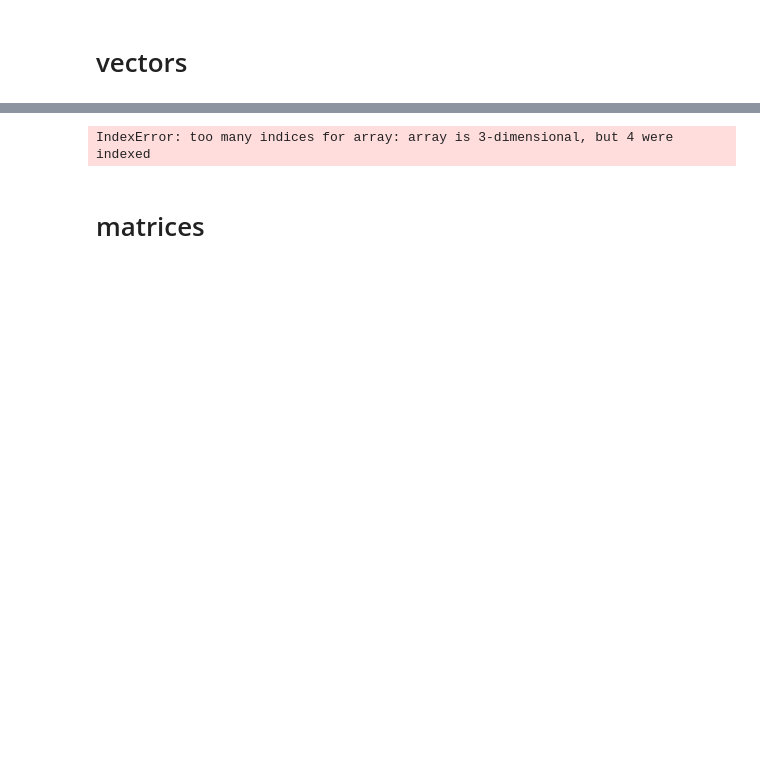
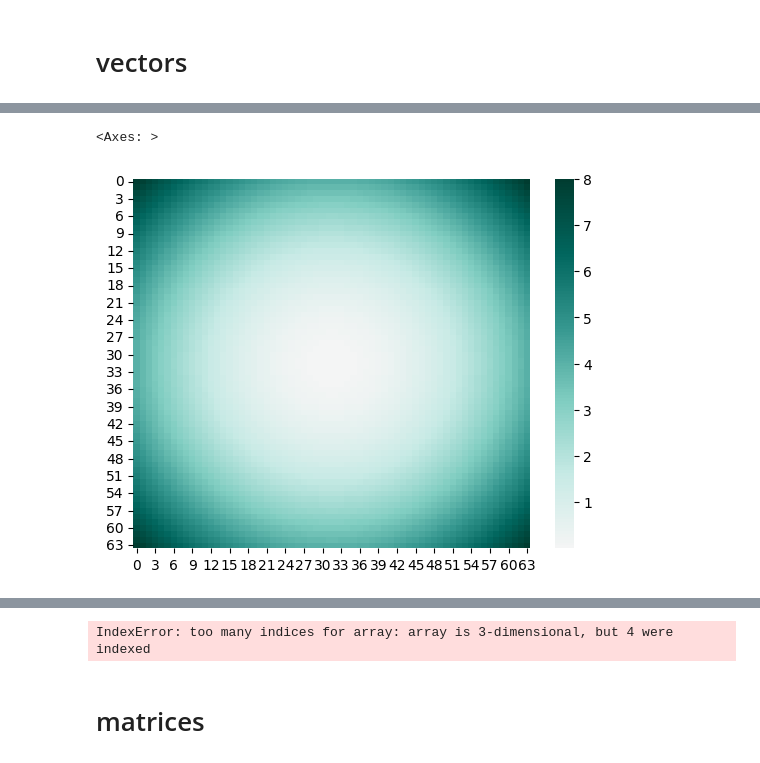
Before and after one commit to martin12333/marti-onedrive, a Jupyter notebook: AI/mm--linear-algebra-for-neural-networks/mm--parameter-maps.ipynb, the cells around one changed output, grey strips where cells are left out. Saved outputs shown, nothing was run; the diff lists cells and outputs as text; code cells hidden in the pictures; blank space fills up the shorter version.

```diff
--- a/AI/mm--linear-algebra-for-neural-networks/mm--parameter-maps.ipynb
+++ b/AI/mm--linear-algebra-for-neural-networks/mm--parameter-maps.ipynb
@@ -90,0 +82,10 @@ plt.imshow(f  ,  cmap=plt.cm.BrBG, vmin=-2.8, vmax=+2.8)  # aspect=3,
+# %%
+##f=np.inner(x, x  )
+###f=np.matmul(x, x  )
+#####f=np.dot(x, x  )
+f=(x*x).sum(axis=2)
+f.shape
+sns.heatmap(f,  cmap=plt.cm.BrBG, center = 0)
+# %% [output]
+<Axes: >
+[figure, added]
```
Also changed, not shown: parts of 10 cells of this notebook, 1 other file.
